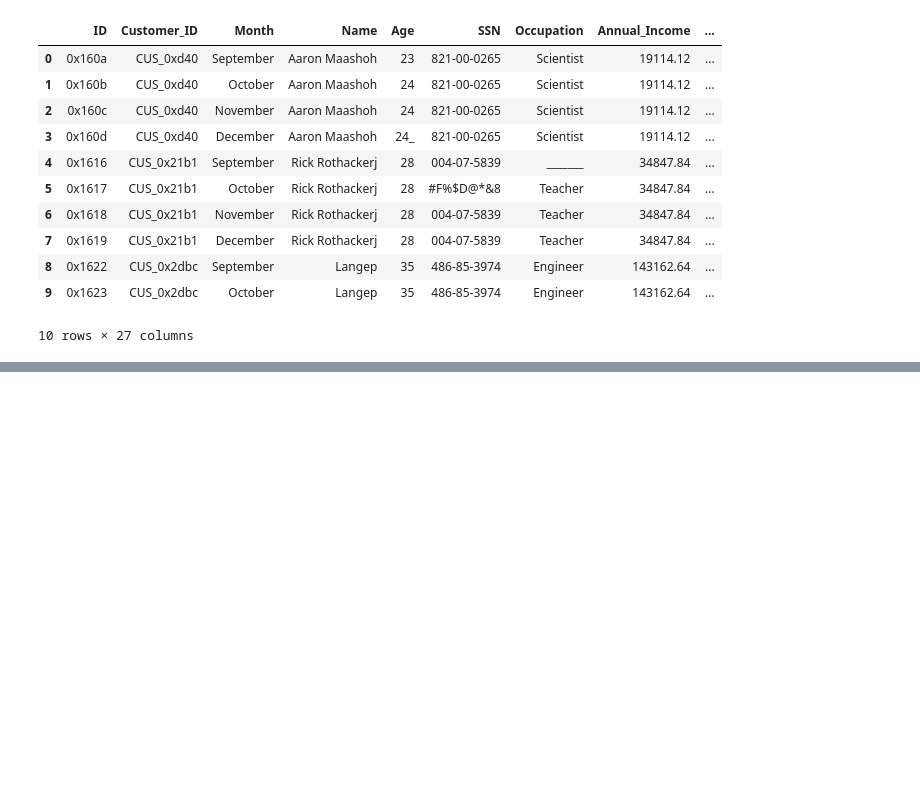
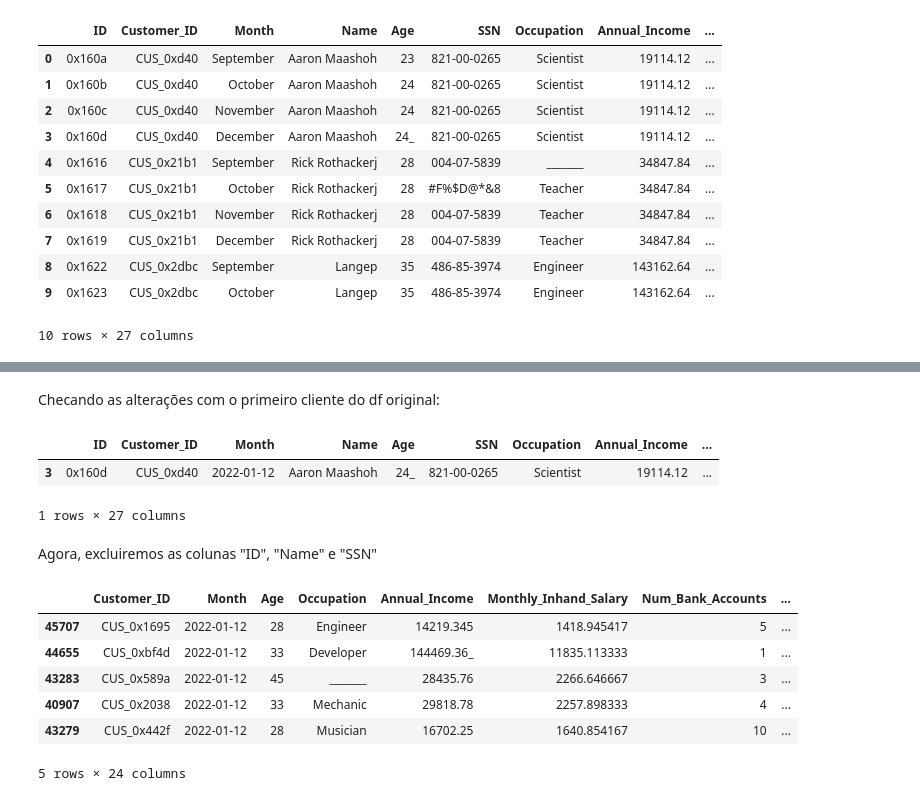
Before and after one commit to julianacamara98/intro_python_2023_ProjetoFinal, a Jupyter notebook: EDA.ipynb, the cells around one changed output, grey strips where cells are left out. Saved outputs shown, nothing was run; the diff lists cells and outputs as text; code cells hidden in the pictures; blank space fills up the shorter version.

```diff
--- a/EDA.ipynb
+++ b/EDA.ipynb
@@ -21,0 +128,3 @@ dados.head(10)
+# %%
+dados.drop_duplicates(subset=['Customer_ID'],keep='last',inplace=True)
+dados.info()
@@ -22,3 +149,24 @@ dados.head(10)
+# %% [markdown]
+Checando as alterações com o primeiro cliente do df original:
+# %%
+dados.loc[dados['Customer_ID'] == 'CUS_0xd40']
+# %% [output]
+|  | ID | Customer_ID | Month | Name | Age | SSN | Occupation | Annual_Income | ... |
+| 3 | 0x160d | CUS_0xd40 | 2022-01-12 | Aaron Maashoh | 24_ | 821-00-0265 | Scientist | 19114.12 | ... |
+1 rows × 27 columns
+# %% [markdown]
+Agora, excluiremos as colunas "ID", "Name" e "SSN"
+# %%
+dados.drop(columns=['ID','Name','SSN'], inplace=True)
+dados.head()
+# %% [output]
+|  | Customer_ID | Month | Age | Occupation | Annual_Income | Monthly_Inhand_Salary | Num_Bank_Accounts | ... |
+| 45707 | CUS_0x1695 | 2022-01-12 | 28 | Engineer | 14219.345 | 1418.945417 | 5 | ... |
+| 44655 | CUS_0xbf4d | 2022-01-12 | 33 | Developer | 144469.36_ | 11835.113333 | 1 | ... |
+| 43283 | CUS_0x589a | 2022-01-12 | 45 | _______ | 28435.76 | 2266.646667 | 3 | ... |
+| 40907 | CUS_0x2038 | 2022-01-12 | 33 | Mechanic | 29818.78 | 2257.898333 | 4 | ... |
+| 43279 | CUS_0x442f | 2022-01-12 | 28 | Musician | 16702.25 | 1640.854167 | 10 | ... |
+5 rows × 24 columns
 # %%
 dados.info()
 # %% [output]
```
Also changed, not shown: parts of 27 cells of this notebook.
